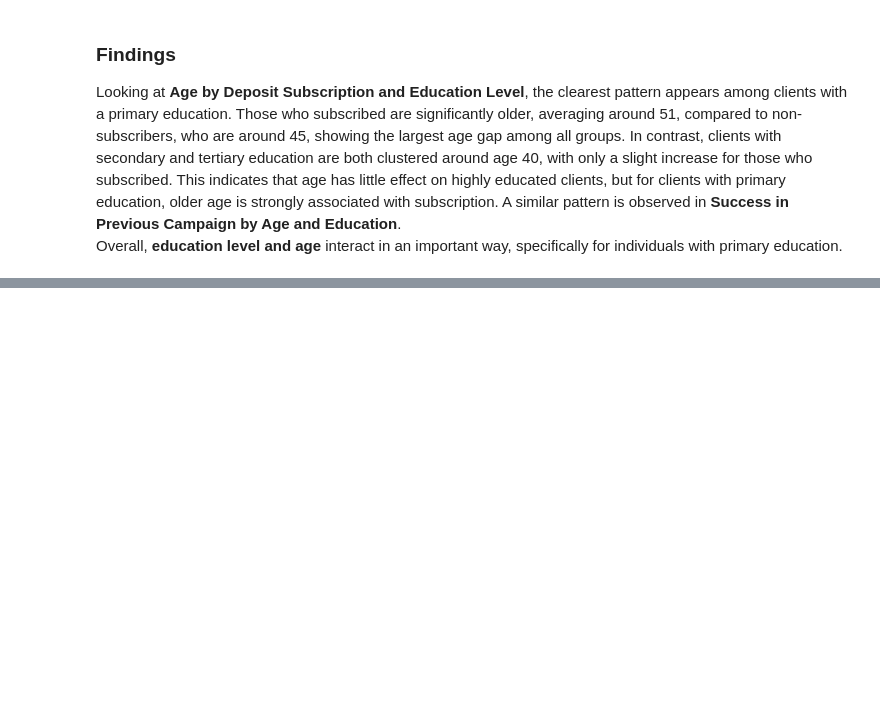
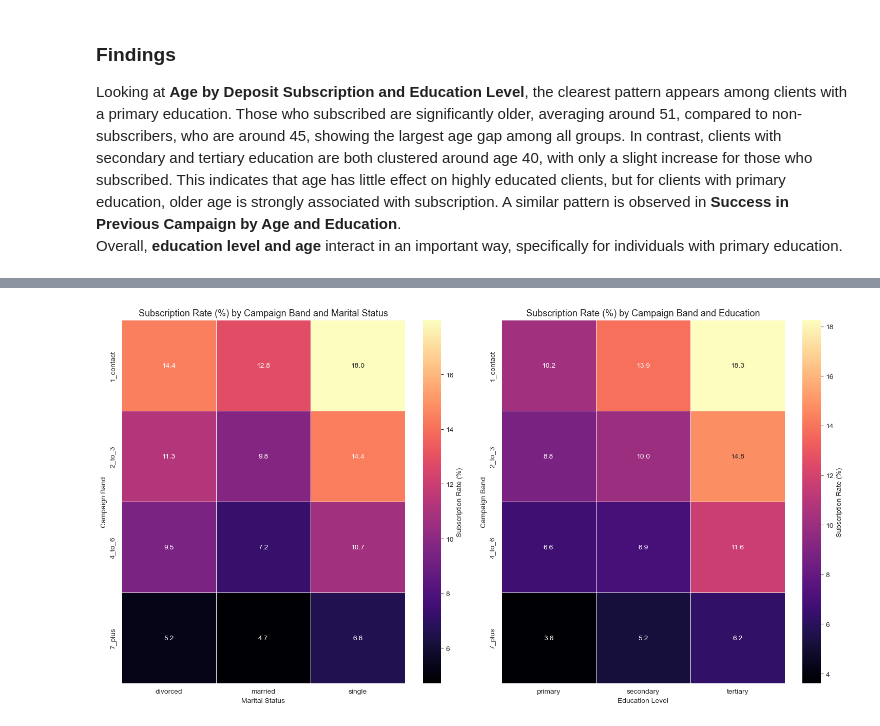
Before and after one commit to samermarroki/ADS500Bfinalproject, a Jupyter notebook: data_analysis/visualization_and_data_analysis.ipynb, the cells around one changed output, grey strips where cells are left out. Saved outputs shown, nothing was run; the diff lists cells and outputs as text; code cells hidden in the pictures; blank space fills up the shorter version.

```diff
--- a/data_analysis/visualization_and_data_analysis.ipynb
+++ b/data_analysis/visualization_and_data_analysis.ipynb
@@ -469,0 +538,32 @@ Overall, **education level and age** interact in an important way, specifically
+# %%
+fig, axes = plt.subplots(1, 2, figsize=(15, 8))
+
+# campaign band vs marital status
+pivot = (bank_reduced_df.groupby(['campaign_band', 'marital'])['deposit']
+            .apply(lambda x: (x == 'yes').mean() * 100).reset_index())
+pivot.columns = ['campaign_band', 'marital', 'subscription_rate']
+pivot_table = pivot.pivot(index='campaign_band', columns='marital', values='subscription_rate')
+
+sns.heatmap(pivot_table, annot=True, fmt='.1f', cmap='magma', linewidths=0.5,
+            cbar_kws={'label': 'Subscription Rate (%)'}, ax=axes[0])
+axes[0].set_title('Subscription Rate (%) by Campaign Band and Marital Status', fontsize=13)
+axes[0].set_xlabel('Marital Status')
+axes[0].set_ylabel('Campaign Band')
+
+# campaign band vs education
+pivot = (bank_reduced_df.groupby(['campaign_band', 'education'])['deposit']
+         .apply(lambda x: (x == 'yes').mean() * 100).reset_index())
+pivot.columns = ['campaign_band', 'education', 'subscription_rate']
+pivot_table = pivot.pivot(index='campaign_band', columns='education', values='subscription_rate')
+
+sns.heatmap(pivot_table, annot=True, fmt='.1f', cmap='magma', linewidths=0.5,
+            cbar_kws={'label': 'Subscription Rate (%)'}, ax=axes[1])
+axes[1].set_title('Subscription Rate (%) by Campaign Band and Education', fontsize=13)
+axes[1].set_xlabel('Education Level')
+axes[1].set_ylabel('Campaign Band')
+
+plt.tight_layout()
+plt.savefig('../images/heatmap_campaign_marital_education.png')
+plt.show()
+# %% [output]
+[figure, added]
```
Also changed, not shown: parts of 18 cells of this notebook, 9 other files.
